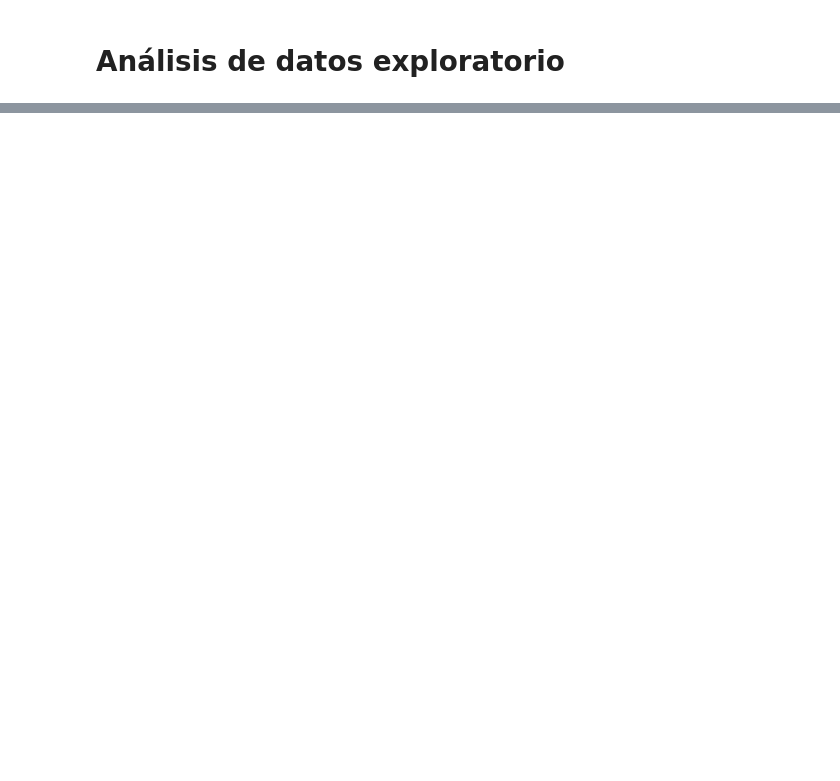
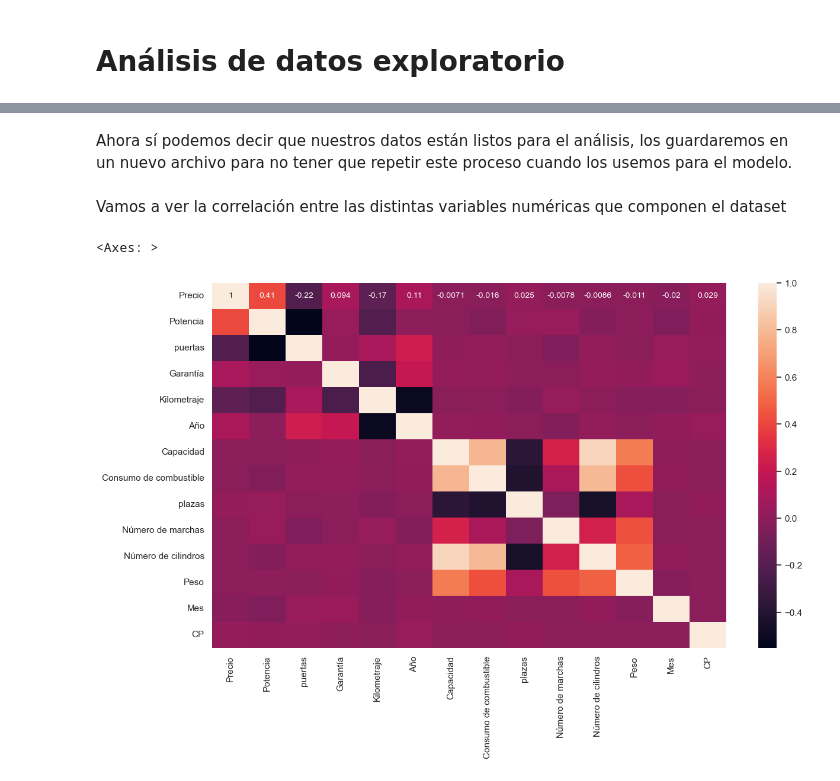
Before and after one commit to maribelseara/proyecto_final_ds, a Jupyter notebook: EDA.ipynb, the cells around one changed output, grey strips where cells are left out. Drawn from its saved outputs; the diff is of its cells as text; code cells hidden in the pictures; blank space fills up the shorter version.

```diff
--- a/EDA.ipynb
+++ b/EDA.ipynb
@@ -21,0 +347,3 @@ df['Localización'][1]
+# %%
+df.loc[df['Peso'] < 1000, 'Peso'] = None
+df['Peso'].isna().sum()
@@ -21,0 +352,9 @@ df['Localización'][1]
+# %%
+df['Peso'] = df.groupby(['Marca', 'Modelo'])['Peso'].fillna(method='ffill')
+df['Peso'] = df.groupby(['Marca', 'Modelo'])['Peso'].fillna(method='bfill')
+try:
+    df['Peso'] = df.groupby(['Marca'])['Peso'].transform(lambda x: x.fillna((x.mean())))
+except:
+    pass
+df['Peso'] = df['Peso'].transform(lambda x: x.fillna((x.mean())))
+df['Peso'].isna().sum()
@@ -21,0 +365,4 @@ df['Localización'][1]
+# %%
+df=df.drop(['Fecha extrac', 'Enlace', 'Localización'], axis=1)
+# %% [markdown]
+Ahora sí podemos decir que nuestros datos están listos para el análisis, los guardaremos en un nuevo archivo para no tener que repetir este proceso cuando los usemos para el modelo.
@@ -21,0 +371,10 @@ df['Localización'][1]
+# %% [markdown]
+Vamos a ver la correlación entre las distintas variables numéricas que componen el dataset
+# %%
+variables_num=df.select_dtypes(include = ["int64", "float64"]).columns
+# %%
+sns.set(rc={'figure.figsize':(14,8)})
+sns.heatmap(df[variables_num].corr(), annot=True, annot_kws = {'size': 10})
+# %% [output]
+<Axes: >
+[figure, added]
```
Also changed, not shown: parts of 95 cells of this notebook, 2 other files.
